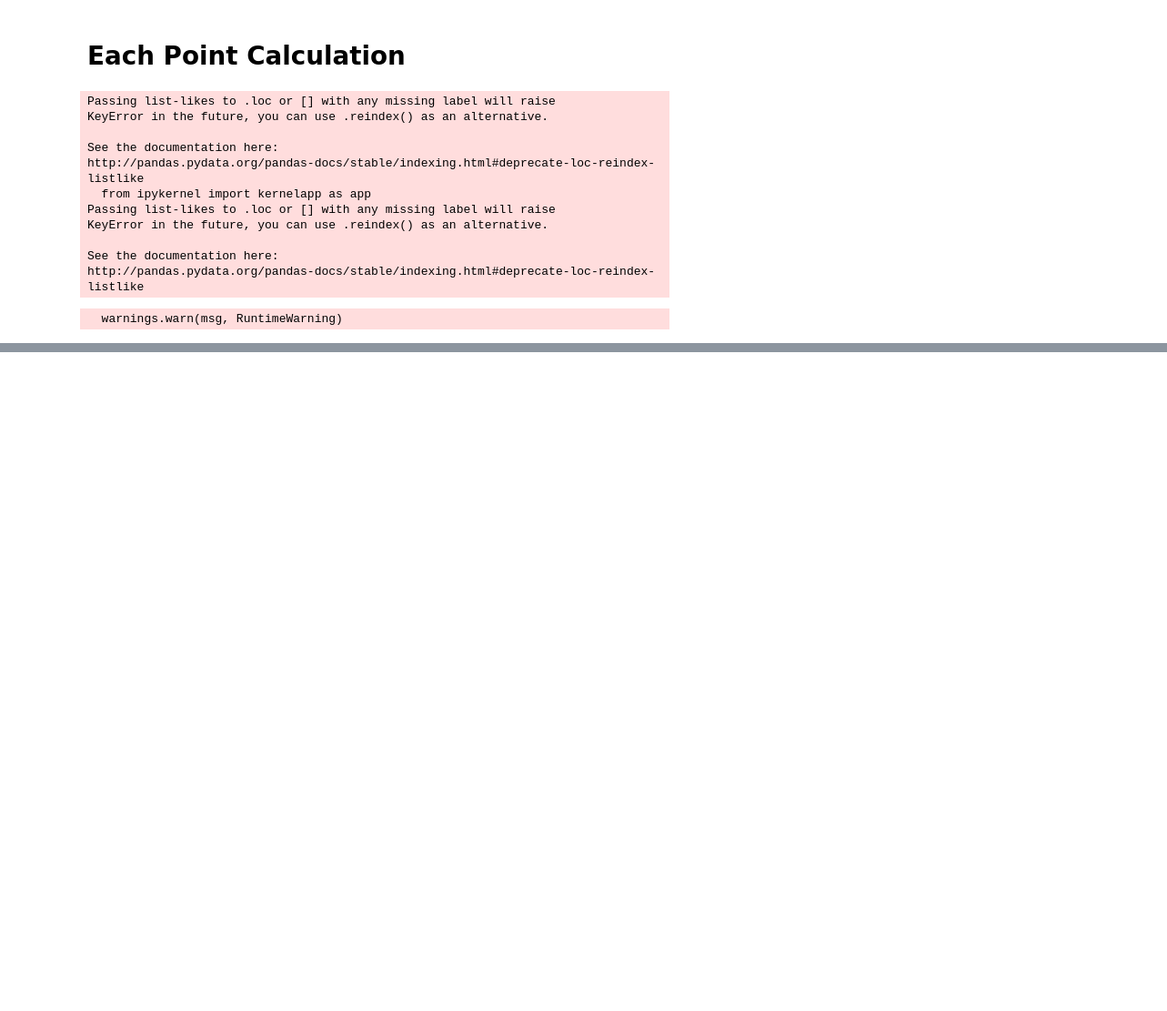
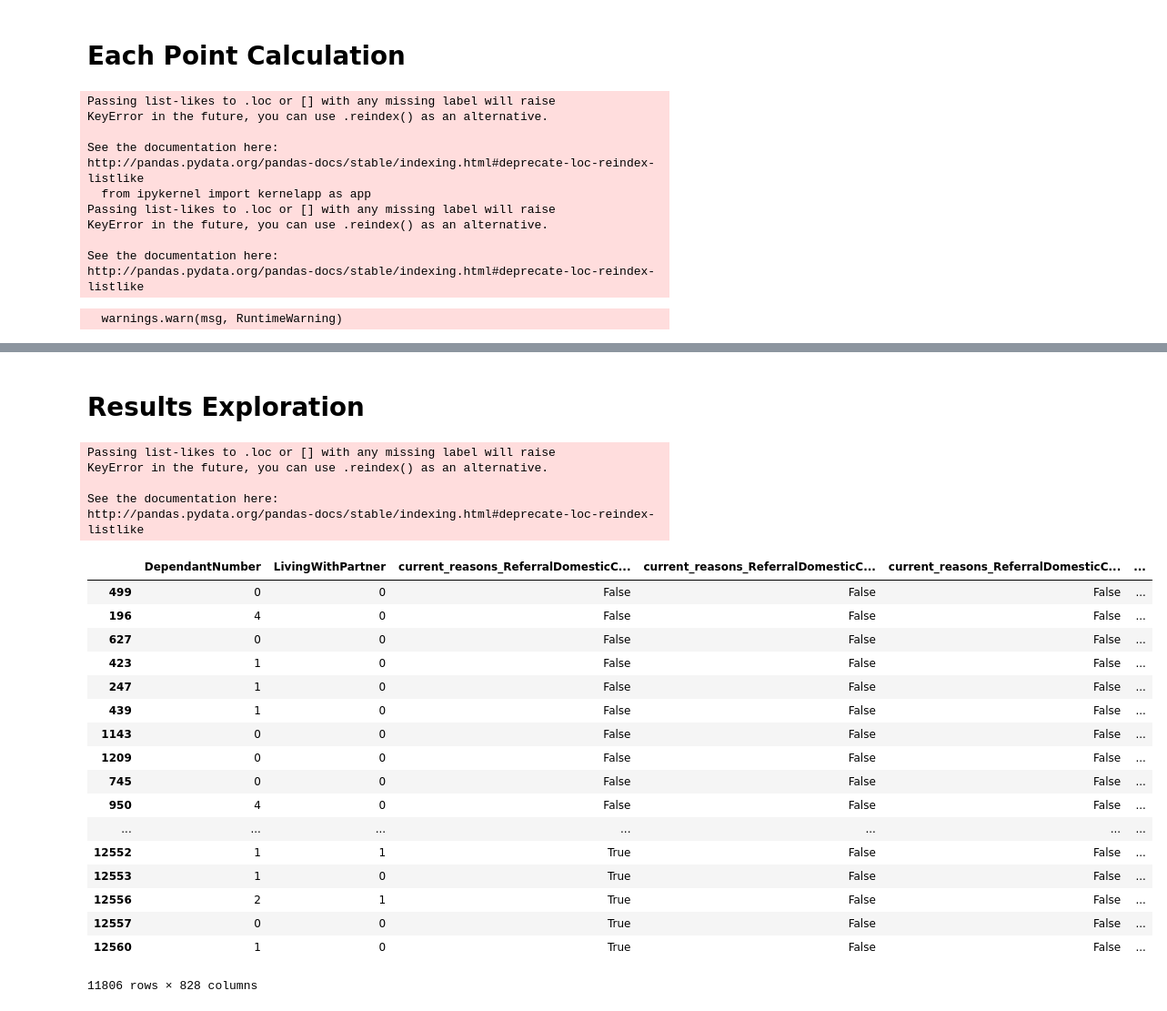
Before and after one commit to DataKind-UK/Welcome-Centre-DataCorps-Code, a Jupyter notebook: notebooks/initial_model.ipynb, the cells around one changed output, grey strips where cells are left out. Shown at 91% size. Drawn from its saved outputs; the diff is of its cells as text; code cells hidden in the pictures; blank space fills up the shorter version.

```diff
--- a/notebooks/initial_model.ipynb
+++ b/notebooks/initial_model.ipynb
@@ -565,0 +435,2 @@ y = np.random.rand(10)
+# %% [markdown]
+# Results Exploration
@@ -565,0 +439,29 @@ y = np.random.rand(10)
+# %%
+all_features = get_feature_matrix(referrals2, clients)
+# %% [output]
+Passing list-likes to .loc or [] with any missing label will raise
+KeyError in the future, you can use .reindex() as an alternative.
+
+See the documentation here:
+http://pandas.pydata.org/pandas-docs/stable/indexing.html#deprecate-loc-reindex-listlike
+# %%
+all_features
+# %% [output]
+|  | DependantNumber | LivingWithPartner | current_reasons_ReferralDomesticC... | current_reasons_ReferralDomesticC... | current_reasons_ReferralDomesticC... | ... |
+| 499 | 0 | 0 | False | False | False | ... |
+| 196 | 4 | 0 | False | False | False | ... |
+| 627 | 0 | 0 | False | False | False | ... |
+| 423 | 1 | 0 | False | False | False | ... |
+| 247 | 1 | 0 | False | False | False | ... |
+| 439 | 1 | 0 | False | False | False | ... |
+| 1143 | 0 | 0 | False | False | False | ... |
+| 1209 | 0 | 0 | False | False | False | ... |
+| 745 | 0 | 0 | False | False | False | ... |
+| 950 | 4 | 0 | False | False | False | ... |
+| ... | ... | ... | ... | ... | ... | ... |
+| 12552 | 1 | 1 | True | False | False | ... |
+| 12553 | 1 | 0 | True | False | False | ... |
+| 12556 | 2 | 1 | True | False | False | ... |
+| 12557 | 0 | 0 | True | False | False | ... |
+| 12560 | 1 | 0 | True | False | False | ... |
+11806 rows × 828 columns
```
Also changed, not shown: parts of 37 cells of this notebook.
